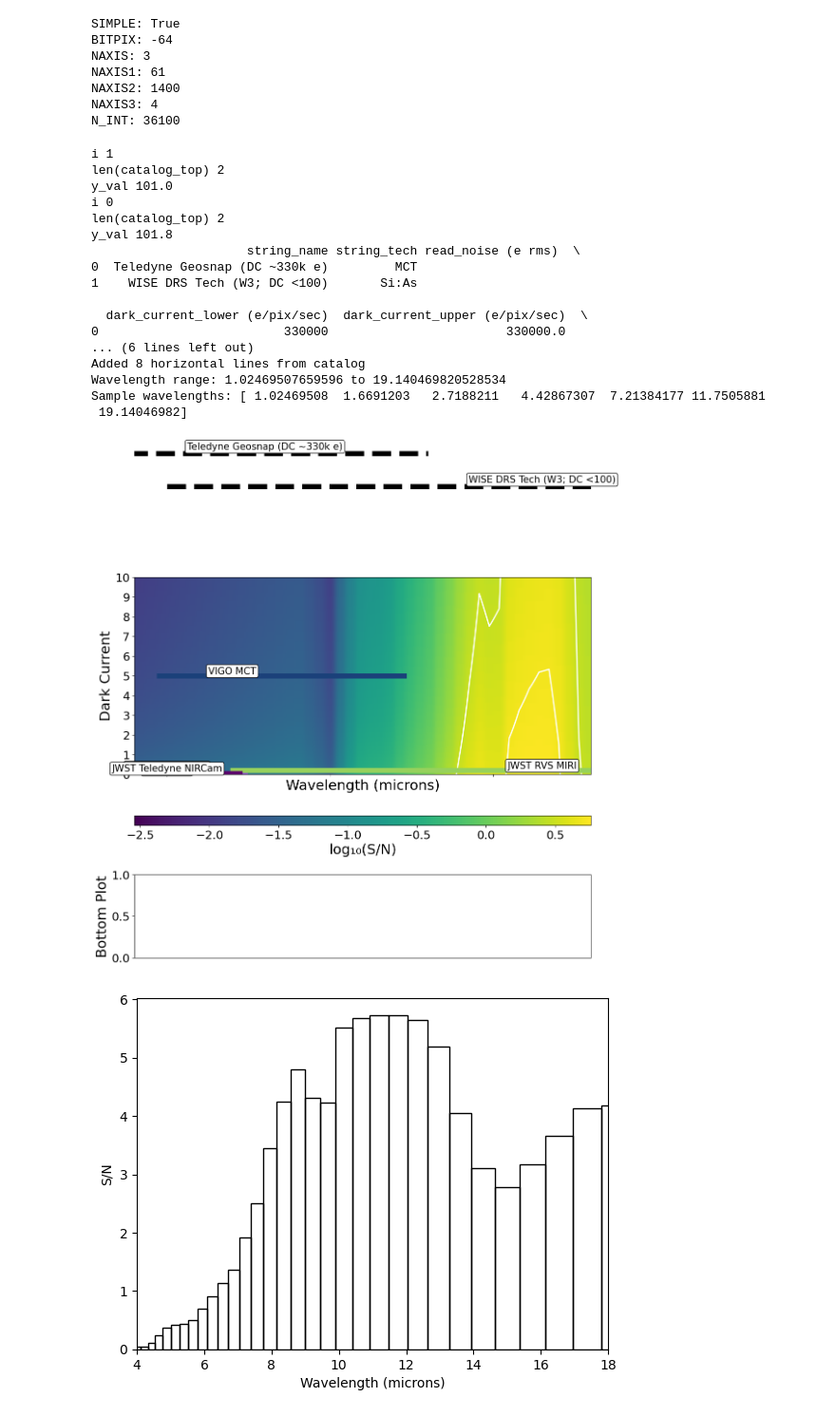
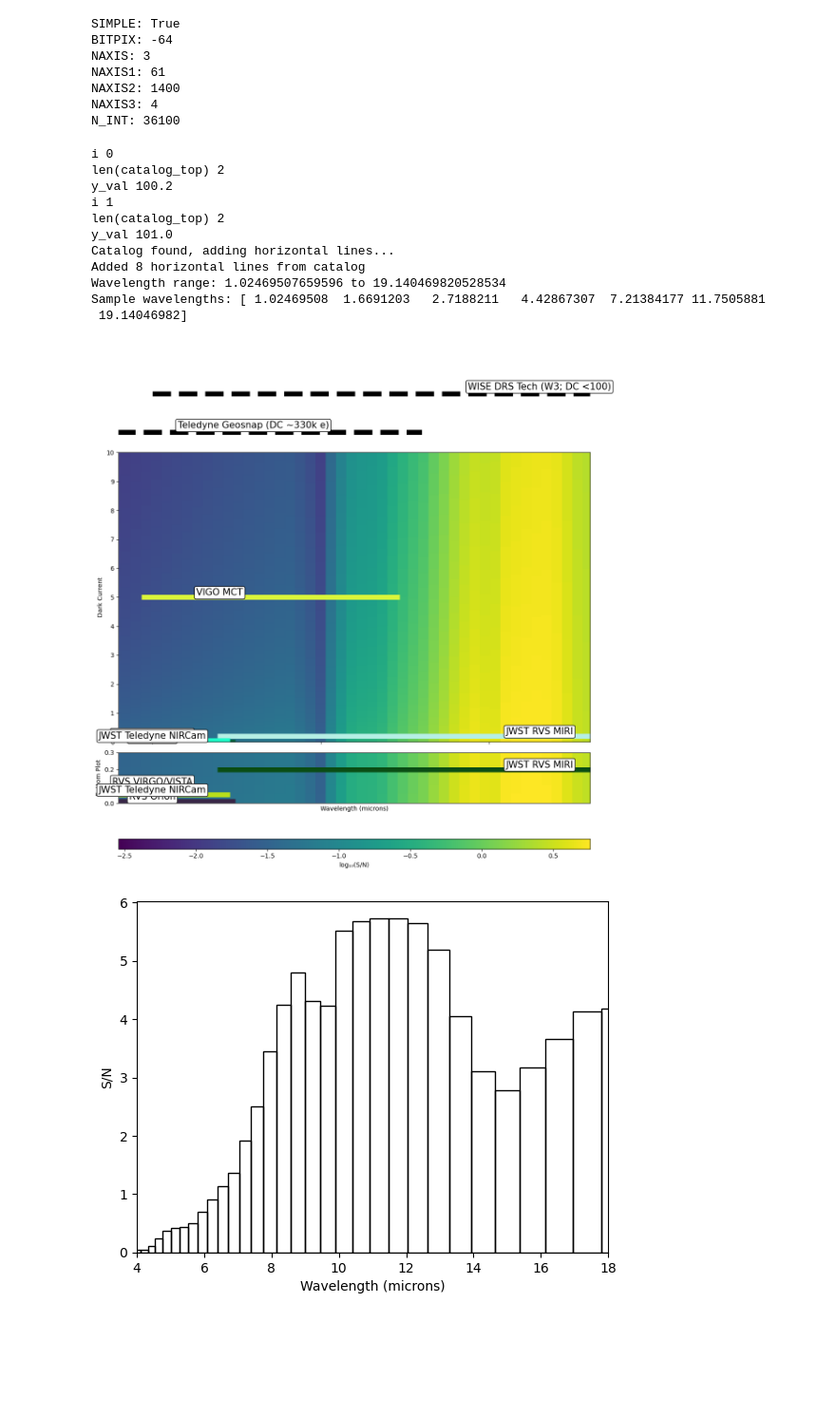
Before and after one commit to mwanakijiji/life_detectors, a Jupyter notebook: notebooks/display_1d_plots_from_parameter_sweep_cubes.ipynb, the cells around one changed output. Shown at 95% size. Cells and saved outputs as stored; diff of their text form; code cells hidden in the pictures; blank space fills up the shorter version.

```diff
--- a/notebooks/display_1d_plots_from_parameter_sweep_cubes.ipynb
+++ b/notebooks/display_1d_plots_from_parameter_sweep_cubes.ipynb
@@ -36,19 +50,4 @@ N_INT: 36100
 # %%
-def read_detector_catalog(file_name):
-
-    catalog = pd.read_csv(file_name, skipinitialspace=True)
-    catalog = catalog.rename(columns=lambda x: x.strip()) #strip some of the whitespace
-
-    catalog = catalog.apply(lambda x: x.str.strip() if x.dtype == "object" else x)
-    catalog['cutoff_blue_um'] = pd.to_numeric(catalog['cutoff_blue_um'])
-    catalog['cutoff_red_um'] = pd.to_numeric(catalog['cutoff_red_um'])
-    catalog['dark_current_upper (e/pix/sec)'] = pd.to_numeric(catalog['dark_current_upper (e/pix/sec)'])
-    catalog['string_name'] = catalog['string_name'].str.strip()
-    catalog['string_tech'] = catalog['string_tech'].str.strip()
-
-    return catalog
-
-
 catalog = read_detector_catalog('/Users/eckhartspalding/Documents/git.repos/life_detectors/notebooks/data/detector_catalog.csv')
 
 # ------------------------------------------------------------------------------------------------
@@ -99,8 +98,10 @@ else:
 
 
 # Add contour for S/N = 3
-contour_middle = ax.contour(heatmap_data, levels=[3,5], colors=['white'], linewidths=2, extent=extent, origin='lower')
-contour_bottom = ax_bottom.contour(heatmap_data, levels=[3,5], colors=['white'], linewidths=2, extent=extent, origin='lower')
+#contour_middle = ax.contour(heatmap_data, levels=[3,5], colors=['white'], linewidths=2, extent=extent, origin='lower')
+ax.clabel(contour_middle, fmt='%d', colors='white', fontsize=12)
+#contour_bottom = ax_bottom.contour(heatmap_data, levels=[3,5], colors=['white'], linewidths=2, extent=extent, origin='lower')
+ax_bottom.clabel(contour_bottom, fmt='%d', colors='white', fontsize=12)
 
 # Set up the top subplot
 ax_top.set_ylim(100, 102)
@@ -110,7 +111,7 @@ for spine in ax_top.spines.values():
     spine.set_visible(False)  # Remove subplot borders
 
 # Set up the bottom subplot
-ax_bottom.set_ylim(0, 1.0)
+ax_bottom.set_ylim(0, 0.3)
 ax_bottom.set_ylabel('Bottom Plot')
 ax_bottom.tick_params(axis='x', which='both', bottom=False, labelbottom=False)  # Hide x-axis labels and ticks on ax_bottom
 
@@ -121,7 +122,7 @@ catalog_top = catalog_top.sort_values(by='dark_current_upper (e/pix/sec)', ascen
 for i, row in catalog_top.iloc[::-1].iterrows():
     print('i', i)
     print('len(catalog_top)', len(catalog_top))
-    y_val = 101.8 - i * ((101.8 - 100.2) / len(catalog_top))
+    y_val = 100.2 + i * ((101.8 - 100.2) / len(catalog_top))
     print('y_val', y_val)
     x_start = row['cutoff_blue_um']
     x_end = row['cutoff_red_um']
@@ -221,45 +222,39 @@ ax.set_yticklabels(y_labels)
 ax.set_xlim(4, 18)
 ax.set_ylim(0, 10)
 
 # Labels and title
 ax_bottom.set_xlabel('Wavelength (microns)')
 ax.set_ylabel('Dark Current')
 #ax.set_title('S/N Heat Map')
 
 
 
 # Add colorbar along the bottom
 
 divider = make_axes_locatable(ax_bottom)
-cax = divider.append_axes("bottom", size="5%", pad=0.9)
+cax = divider.append_axes("bottom", size="20%", pad=0.8)
 cbar = plt.colorbar(im_bottom, cax=cax, orientation='horizontal')
 if use_log_scale:
     cbar.set_label('log₁₀(S/N)')
 else:
     cbar.set_label('S/N')
 
 plt.tight_layout()
 #plt.show()
 plt.savefig('/Users/eckhartspalding/Downloads/junk.png')
 # %% [output]
+i 0
+len(catalog_top) 2
+y_val 100.2
 i 1
 len(catalog_top) 2
 y_val 101.0
-i 0
-len(catalog_top) 2
-y_val 101.8
-                     string_name string_tech read_noise (e rms)  \
-0  Teledyne Geosnap (DC ~330k e)         MCT
-1    WISE DRS Tech (W3; DC <100)       Si:As
-
-  dark_current_lower (e/pix/sec)  dark_current_upper (e/pix/sec)  \
-0                         330000                        330000.0
-... (6 lines left out)
+Catalog found, adding horizontal lines...
 Added 8 horizontal lines from catalog
 Wavelength range: 1.02469507659596 to 19.140469820528534
 Sample wavelengths: [ 1.02469508  1.6691203   2.7188211   4.42867307  7.21384177 11.7505881
  19.14046982]
-[figure, old version]
+[figure, new version]
 # %%
 plt.bar(data_cube[1,0,:], data_cube[0,0,:], width=data_cube[2,0,:],
         fill=False, edgecolor='black', align='center')
```
Also changed, not shown: parts of 1 cell of this notebook, 1 other file.
